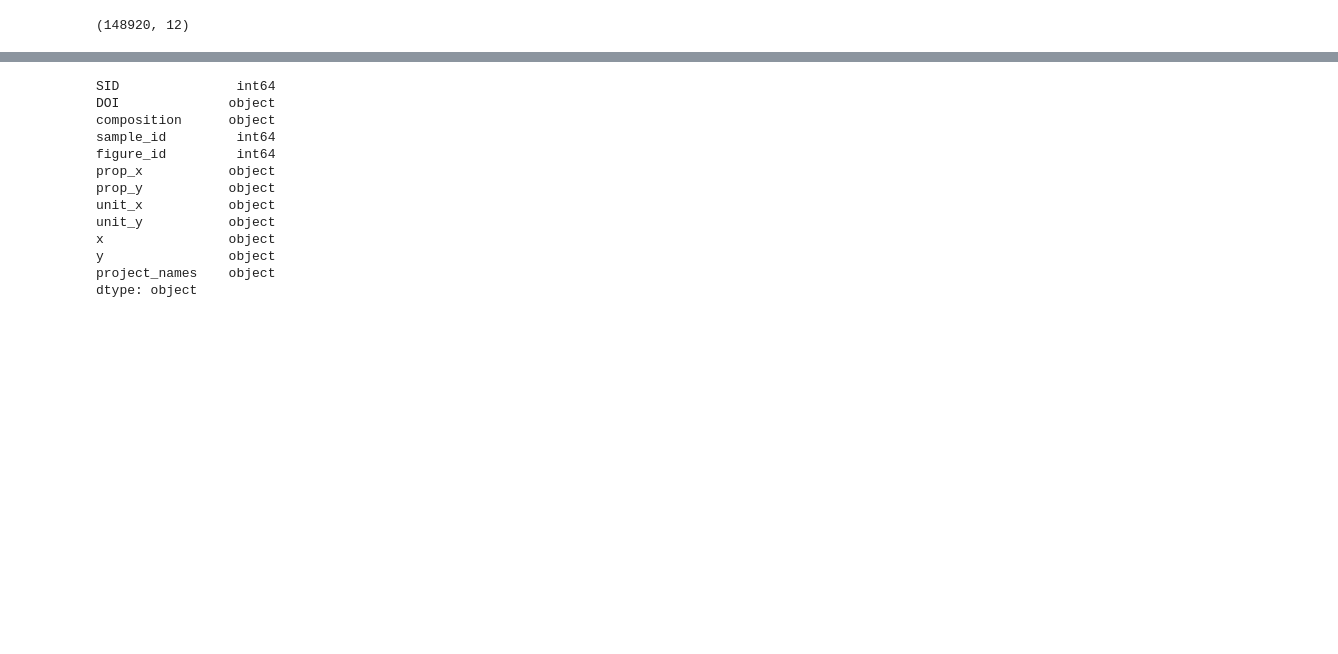
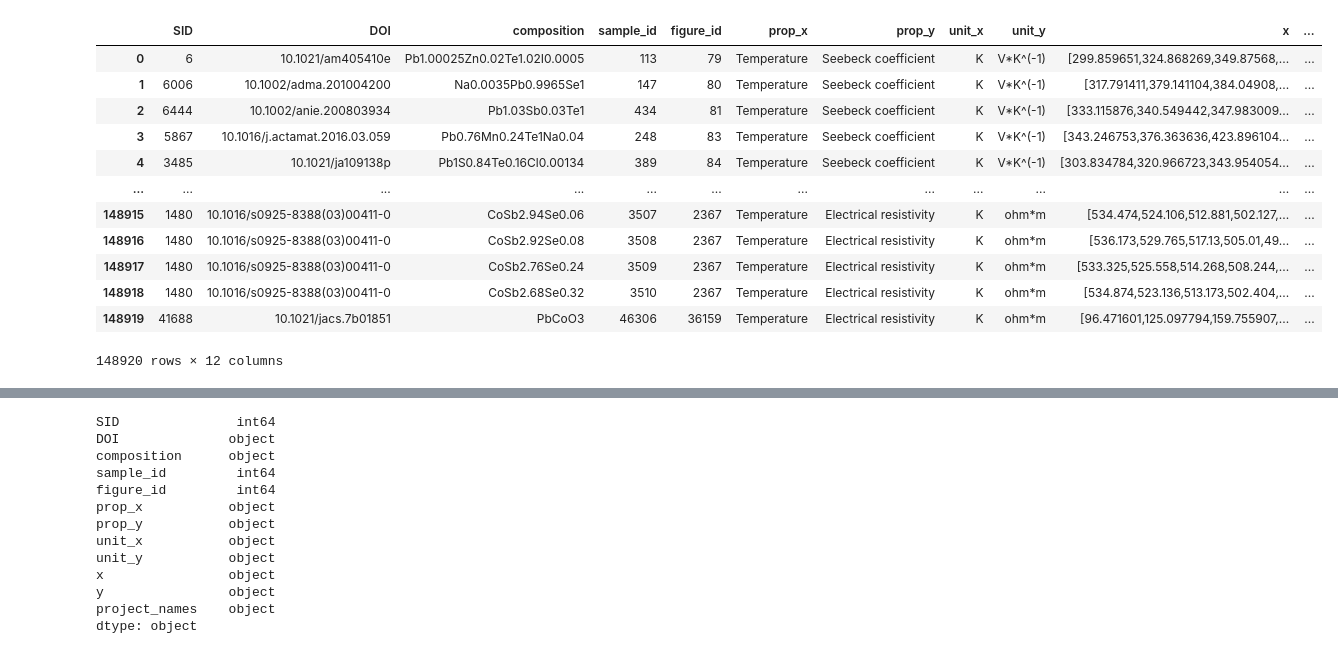
Before and after one commit to starrydata/starrydata-data-builder, a Jupyter notebook: notebook/all_curves.ipynb, the cells around one changed output, grey strips where cells are left out. Saved outputs shown, nothing was run; the diff lists cells and outputs as text; code cells hidden in the pictures; blank space fills up the shorter version.

```diff
--- a/notebook/all_curves.ipynb
+++ b/notebook/all_curves.ipynb
@@ -9,9 +9,21 @@ import numpy as np
 # %%
 df = pd.read_csv("../data/raw/all_curves.csv", engine='python')
 # %%
-df.shape
+df
 # %% [output]
+|  | SID | DOI | composition | sample_id | figure_id | prop_x | prop_y | unit_x | unit_y | x | ... |
+| 0 | 6 | 10.1021/am405410e | Pb1.00025Zn0.02Te1.02I0.0005 | 113 | 79 | Temperature | Seebeck coefficient | K | V*K^(-1) | [299.859651,324.868269,349.87568,... | ... |
+| 1 | 6006 | 10.1002/adma.201004200 | Na0.0035Pb0.9965Se1 | 147 | 80 | Temperature | Seebeck coefficient | K | V*K^(-1) | [317.791411,379.141104,384.04908,... | ... |
+| 2 | 6444 | 10.1002/anie.200803934 | Pb1.03Sb0.03Te1 | 434 | 81 | Temperature | Seebeck coefficient | K | V*K^(-1) | [333.115876,340.549442,347.983009... | ... |
+| 3 | 5867 | 10.1016/j.actamat.2016.03.059 | Pb0.76Mn0.24Te1Na0.04 | 248 | 83 | Temperature | Seebeck coefficient | K | V*K^(-1) | [343.246753,376.363636,423.896104... | ... |
+| 4 | 3485 | 10.1021/ja109138p | Pb1S0.84Te0.16Cl0.00134 | 389 | 84 | Temperature | Seebeck coefficient | K | V*K^(-1) | [303.834784,320.966723,343.954054... | ... |
+| ... | ... | ... | ... | ... | ... | ... | ... | ... | ... | ... | ... |
+| 148915 | 1480 | 10.1016/s0925-8388(03)00411-0 | CoSb2.94Se0.06 | 3507 | 2367 | Temperature | Electrical resistivity | K | ohm*m | [534.474,524.106,512.881,502.127,... | ... |
+| 148916 | 1480 | 10.1016/s0925-8388(03)00411-0 | CoSb2.92Se0.08 | 3508 | 2367 | Temperature | Electrical resistivity | K | ohm*m | [536.173,529.765,517.13,505.01,49... | ... |
+| 148917 | 1480 | 10.1016/s0925-8388(03)00411-0 | CoSb2.76Se0.24 | 3509 | 2367 | Temperature | Electrical resistivity | K | ohm*m | [533.325,525.558,514.268,508.244,... | ... |
+| 148918 | 1480 | 10.1016/s0925-8388(03)00411-0 | CoSb2.68Se0.32 | 3510 | 2367 | Temperature | Electrical resistivity | K | ohm*m | [534.874,523.136,513.173,502.404,... | ... |
+| 148919 | 41688 | 10.1021/jacs.7b01851 | PbCoO3 | 46306 | 36159 | Temperature | Electrical resistivity | K | ohm*m | [96.471601,125.097794,159.755907,... | ... |
-(148920, 12)
+148920 rows × 12 columns
 # %%
 df['prop_y'].value_counts()
 # %% [output]
```
Also changed, not shown: parts of 11 cells of this notebook.
